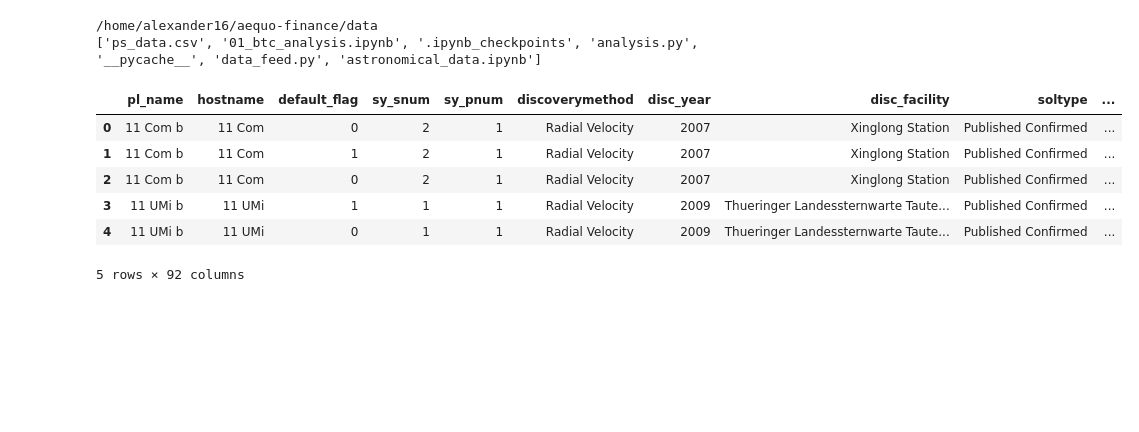
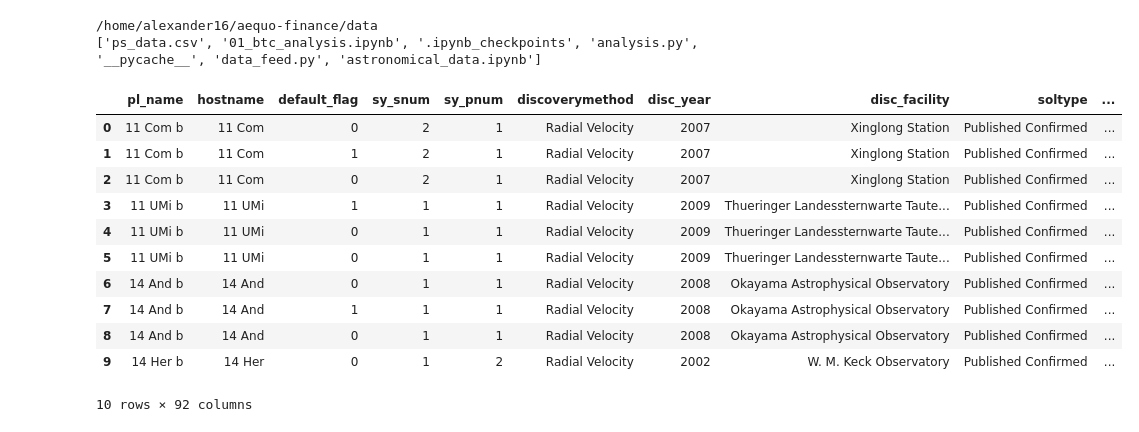
Before and after one commit to alexandervp1/aequo-finance, a Jupyter notebook: data/astronomical_data.ipynb, the cells around one changed output. Cells and saved outputs as stored; diff of their text form; code cells hidden in the pictures; blank space fills up the shorter version.

Commit message:
added db exoplanets & table pl_data

```diff
--- a/data/astronomical_data.ipynb
+++ b/data/astronomical_data.ipynb
@@ -11,12 +11,17 @@ print(os.listdir())
 ['ps_data.csv', '01_btc_analysis.ipynb', '.ipynb_checkpoints', 'analysis.py', '__pycache__', 'data_feed.py', 'astronomical_data.ipynb']
 # %%
 df = pd.read_csv("ps_data.csv", comment="#")
-df.head()
+df.head(10)
 # %% [output]
 |  | pl_name | hostname | default_flag | sy_snum | sy_pnum | discoverymethod | disc_year | disc_facility | soltype | ... |
 | 0 | 11 Com b | 11 Com | 0 | 2 | 1 | Radial Velocity | 2007 | Xinglong Station | Published Confirmed | ... |
 | 1 | 11 Com b | 11 Com | 1 | 2 | 1 | Radial Velocity | 2007 | Xinglong Station | Published Confirmed | ... |
 | 2 | 11 Com b | 11 Com | 0 | 2 | 1 | Radial Velocity | 2007 | Xinglong Station | Published Confirmed | ... |
 | 3 | 11 UMi b | 11 UMi | 1 | 1 | 1 | Radial Velocity | 2009 | Thueringer Landessternwarte Taute... | Published Confirmed | ... |
 | 4 | 11 UMi b | 11 UMi | 0 | 1 | 1 | Radial Velocity | 2009 | Thueringer Landessternwarte Taute... | Published Confirmed | ... |
+| 5 | 11 UMi b | 11 UMi | 0 | 1 | 1 | Radial Velocity | 2009 | Thueringer Landessternwarte Taute... | Published Confirmed | ... |
+| 6 | 14 And b | 14 And | 0 | 1 | 1 | Radial Velocity | 2008 | Okayama Astrophysical Observatory | Published Confirmed | ... |
+| 7 | 14 And b | 14 And | 1 | 1 | 1 | Radial Velocity | 2008 | Okayama Astrophysical Observatory | Published Confirmed | ... |
+| 8 | 14 And b | 14 And | 0 | 1 | 1 | Radial Velocity | 2008 | Okayama Astrophysical Observatory | Published Confirmed | ... |
+| 9 | 14 Her b | 14 Her | 0 | 1 | 2 | Radial Velocity | 2002 | W. M. Keck Observatory | Published Confirmed | ... |
-5 rows × 92 columns
+10 rows × 92 columns
```
Also changed, not shown: parts of 3 cells of this notebook, 1 other file.
